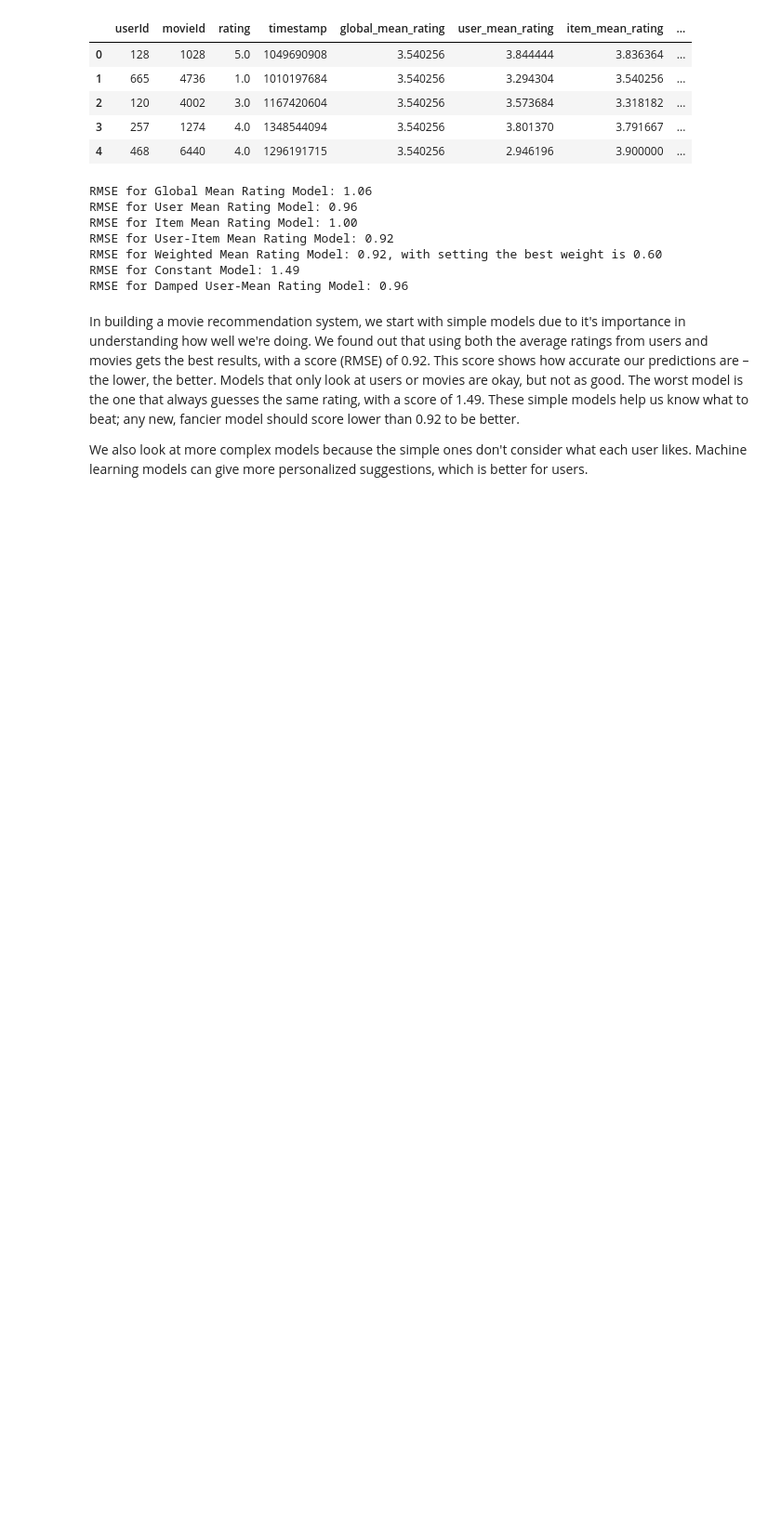
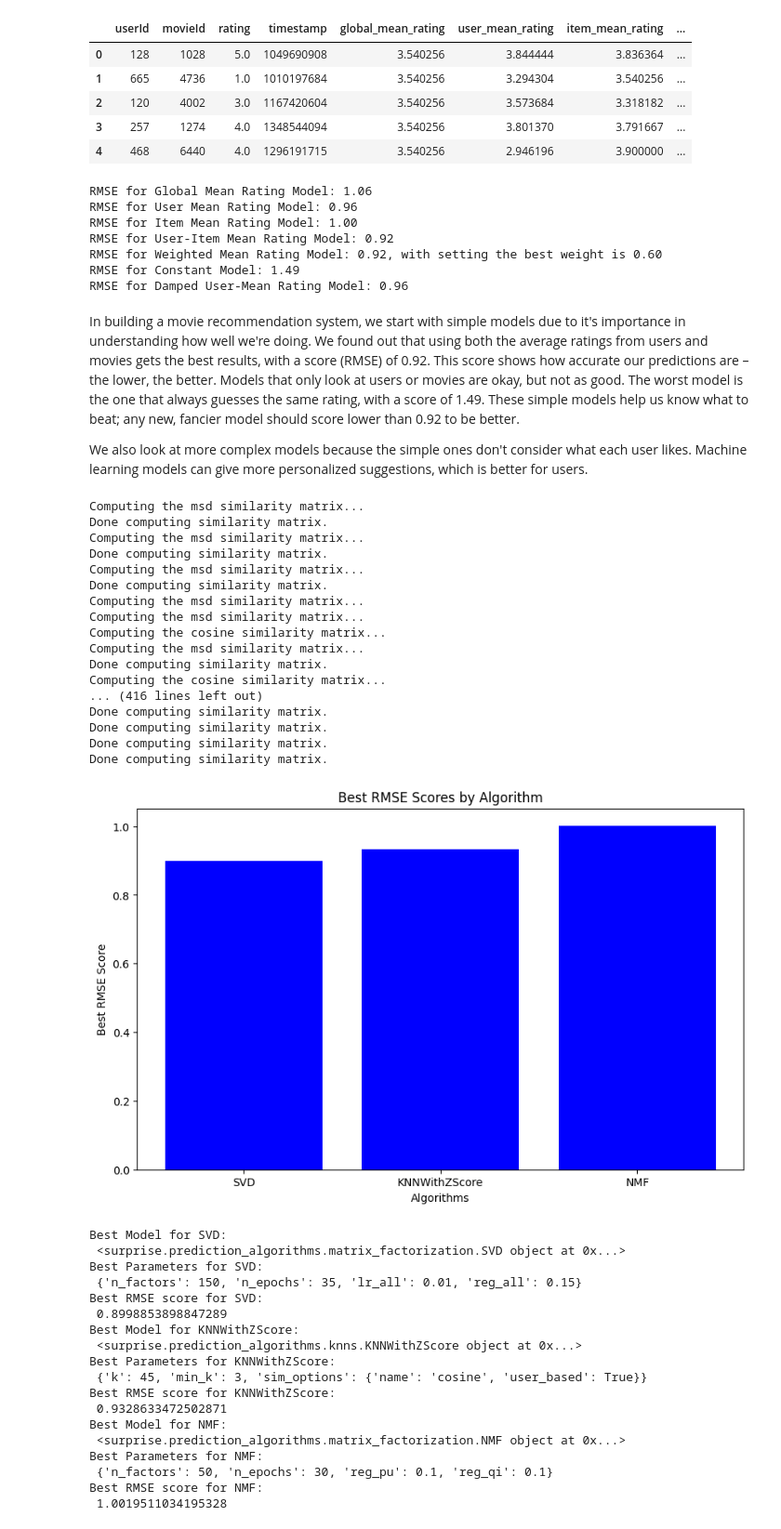
Before and after one commit to Mamdouh66/Sameer, a Jupyter notebook: notebooks/ModelExperimentation.ipynb, the cells around one changed output. Shown at 93% size. Drawn from its saved outputs; the diff is of its cells as text; code cells hidden in the pictures; blank space fills up the shorter version.

Commit message:
✨ ADD: Model-selection algorithms

```diff
--- a/notebooks/ModelExperimentation.ipynb
+++ b/notebooks/ModelExperimentation.ipynb
@@ -100,0 +154,61 @@ We also look at more complex models because the simple ones don't consider what
+# %%
+best_models = {}
+best_params = {}
+best_rmse_scores = {}
+
+for algo in algorithms:
+    gs = GridSearchCV(algo, param_grid[algo], measures=["rmse"], cv=3, n_jobs=-1)
+    gs.fit(train_data)
+
+    best_models[algo.__name__] = gs.best_estimator["rmse"]
+    best_params[algo.__name__] = gs.best_params["rmse"]
+    best_rmse_scores[algo.__name__] = gs.best_score["rmse"]
+
+plt.figure(figsize=(10, 6))
+plt.bar(best_rmse_scores.keys(), best_rmse_scores.values(), color="blue")
+plt.xlabel("Algorithms")
+plt.ylabel("Best RMSE Score")
+plt.title("Best RMSE Scores by Algorithm")
+plt.show()
+
+for algo_name, model in best_models.items():
+    print(f"Best Model for {algo_name}:\n", model)
+    print(f"Best Parameters for {algo_name}:\n", best_params[algo_name])
+    print(f"Best RMSE score for {algo_name}:\n", best_rmse_scores[algo_name])
+# %% [output]
+Computing the msd similarity matrix...
+Done computing similarity matrix.
+Computing the msd similarity matrix...
+Done computing similarity matrix.
+Computing the msd similarity matrix...
+Done computing similarity matrix.
+Computing the msd similarity matrix...
+Computing the msd similarity matrix...
+Computing the cosine similarity matrix...
+Computing the msd similarity matrix...
+Done computing similarity matrix.
+Computing the cosine similarity matrix...
+... (416 lines left out)
+Done computing similarity matrix.
+Done computing similarity matrix.
+Done computing similarity matrix.
+Done computing similarity matrix.
+[figure, added]
+Best Model for SVD:
+ <surprise.prediction_algorithms.matrix_factorization.SVD object at 0x...>
+Best Parameters for SVD:
+ {'n_factors': 150, 'n_epochs': 35, 'lr_all': 0.01, 'reg_all': 0.15}
+Best RMSE score for SVD:
+ 0.8998853898847289
+Best Model for KNNWithZScore:
+ <surprise.prediction_algorithms.knns.KNNWithZScore object at 0x...>
+Best Parameters for KNNWithZScore:
+ {'k': 45, 'min_k': 3, 'sim_options': {'name': 'cosine', 'user_based': True}}
+Best RMSE score for KNNWithZScore:
+ 0.9328633472502871
+Best Model for NMF:
+ <surprise.prediction_algorithms.matrix_factorization.NMF object at 0x...>
+Best Parameters for NMF:
+ {'n_factors': 50, 'n_epochs': 30, 'reg_pu': 0.1, 'reg_qi': 0.1}
+Best RMSE score for NMF:
+ 1.0019511034195328
```
Also changed, not shown: parts of 3 cells of this notebook, 4 other files.
